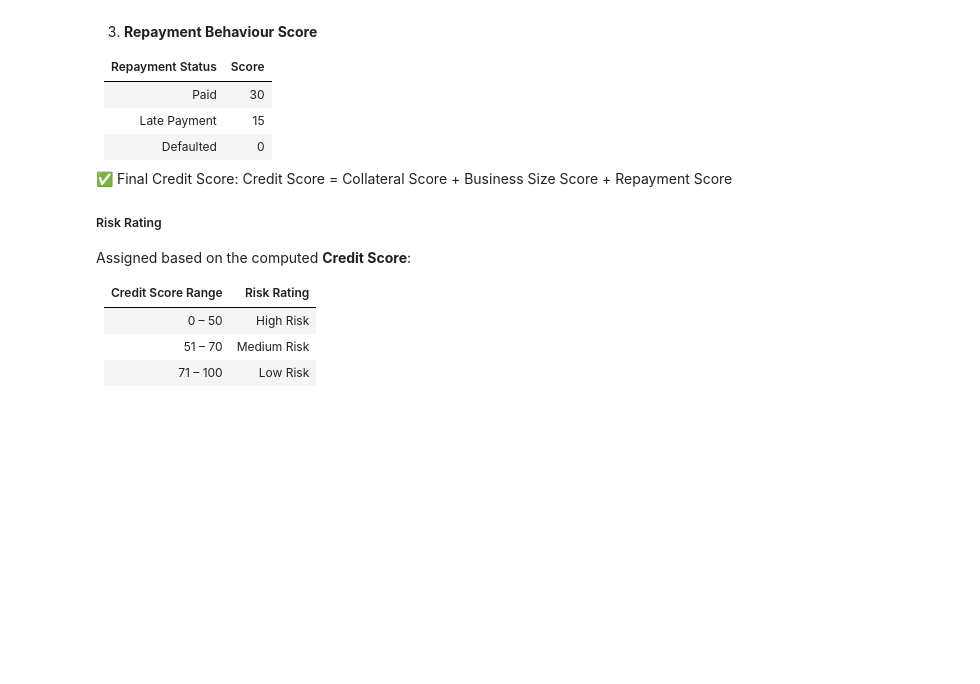
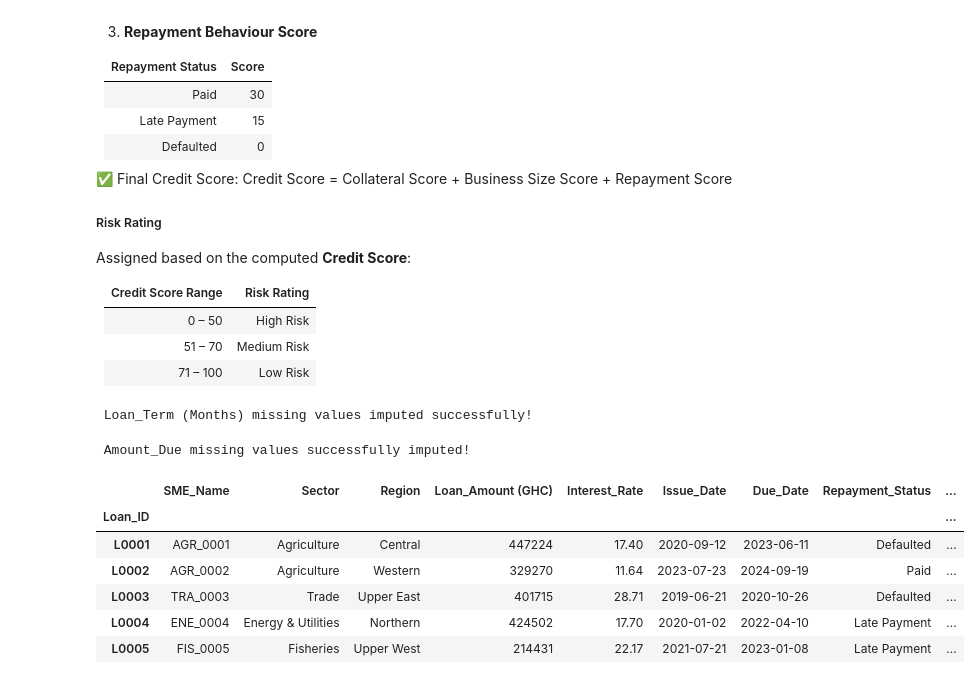
Before and after one commit to Andy-A443/Sme_Loan_Portfolio_Analysis, a Jupyter notebook: Notebooks/SLPA.ipynb, the cells around one changed output. Cells and saved outputs as stored; diff of their text form; code cells hidden in the pictures; blank space fills up the shorter version.

```diff
--- a/Notebooks/SLPA.ipynb
+++ b/Notebooks/SLPA.ipynb
@@ -314,3 +314,80 @@ Assigned based on the computed **Credit Score**:
 | 0 – 50             | High Risk   |
 | 51 – 70            | Medium Risk |
 | 71 – 100           | Low Risk    |
+# %%
+# Impute missing values in Repayment_Amount (GHC)
+sme_loan_data['Repayment_Amount (GHC)'] = sme_loan_data.apply(
+    lambda row: row['Loan_Amount (GHC)'] + (row['Loan_Amount (GHC)'] * (row['Interest_Rate'] / 100))
+    if pd.isna(row['Repayment_Amount (GHC)']) else row['Repayment_Amount (GHC)'],
+    axis=1
+)
+# %%
+# Impute missing Loan_Term (Months) using: (Due_Date - Issue_Date) in days converted to months
+sme_loan_data.loc[sme_loan_data["Loan_Term (Months)"].isna(), "Loan_Term (Months)"] = (
+    ((sme_loan_data["Due_Date"] - sme_loan_data["Issue_Date"]).dt.days / 30).round()
+)
+
+# Convert the column to integer
+sme_loan_data["Loan_Term (Months)"] = sme_loan_data["Loan_Term (Months)"].astype(int)
+
+print(" Loan_Term (Months) missing values imputed successfully!")
+# %% [output]
+ Loan_Term (Months) missing values imputed successfully!
+# %%
+# Ensure the two columns involved are numeric
+sme_loan_data["Repayment_Amount (GHC)"] = pd.to_numeric(sme_loan_data["Repayment_Amount (GHC)"], errors="coerce")
+sme_loan_data["Amount_Paid (GHC)"] = pd.to_numeric(sme_loan_data["Amount_Paid (GHC)"], errors="coerce")
+
+# Impute missing Amount_Due values
+sme_loan_data.loc[sme_loan_data["Amount_Due"].isna(), "Amount_Due"] = (
+    sme_loan_data["Repayment_Amount (GHC)"] - sme_loan_data["Amount_Paid (GHC)"]
+)
+
+print(" Amount_Due missing values successfully imputed!")
+# %% [output]
+ Amount_Due missing values successfully imputed!
+# %%
+# --- Step 1: Collateral Score (rounded)
+sme_loan_data["Collateral_Score"] = (
+    sme_loan_data["Collateral_Value (GHC)"] / sme_loan_data["Loan_Amount (GHC)"] * 40
+).clip(upper=40).round(0)   # cap at 40 and round
+
+# --- Step 2: Business Size Score (rounded)
+size_mapping = {
+    "Micro": 10,
+    "Small": 20,
+    "Medium": 30
+}
+sme_loan_data["Business_Size_Score"] = sme_loan_data["Business_Size"].map(size_mapping).round(0)
+
+# --- Step 3: Repayment Behaviour Score (rounded)
+repayment_mapping = {
+    "Paid": 30,
+    "Late Payment": 15,
+    "Defaulted": 0
+}
+sme_loan_data["Repayment_Score"] = sme_loan_data["Repayment_Status"].map(repayment_mapping).round(0)
+
+# --- Step 4: Final Credit Score (sum of the 3)
+sme_loan_data["Credit_Score"] = (
+    sme_loan_data["Collateral_Score"] +
+    sme_loan_data["Business_Size_Score"] +
+    sme_loan_data["Repayment_Score"]
+).round(0)
+
+# --- Step 5: Assign Risk Rating based on Credit Score
+sme_loan_data["Risk_Rating"] = sme_loan_data["Credit_Score"].apply(
+    lambda score: "High Risk" if score <= 50 else
+                  ("Medium Risk" if score <= 70 else "Low Risk")
+)
+
+
+sme_loan_data.head()
+# %% [output]
+|  | SME_Name | Sector | Region | Loan_Amount (GHC) | Interest_Rate | Issue_Date | Due_Date | Repayment_Status | ... |
+| Loan_ID |  |  |  |  |  |  |  |  | ... |
+| L0001 | AGR_0001 | Agriculture | Central | 447224 | 17.40 | 2020-09-12 | 2023-06-11 | Defaulted | ... |
+| L0002 | AGR_0002 | Agriculture | Western | 329270 | 11.64 | 2023-07-23 | 2024-09-19 | Paid | ... |
+| L0003 | TRA_0003 | Trade | Upper East | 401715 | 28.71 | 2019-06-21 | 2020-10-26 | Defaulted | ... |
+| L0004 | ENE_0004 | Energy & Utilities | Northern | 424502 | 17.70 | 2020-01-02 | 2022-04-10 | Late Payment | ... |
+| L0005 | FIS_0005 | Fisheries | Upper West | 214431 | 22.17 | 2021-07-21 | 2023-01-08 | Late Payment | ... |
```
Also changed, not shown: parts of 2 cells of this notebook, 1 other file.
